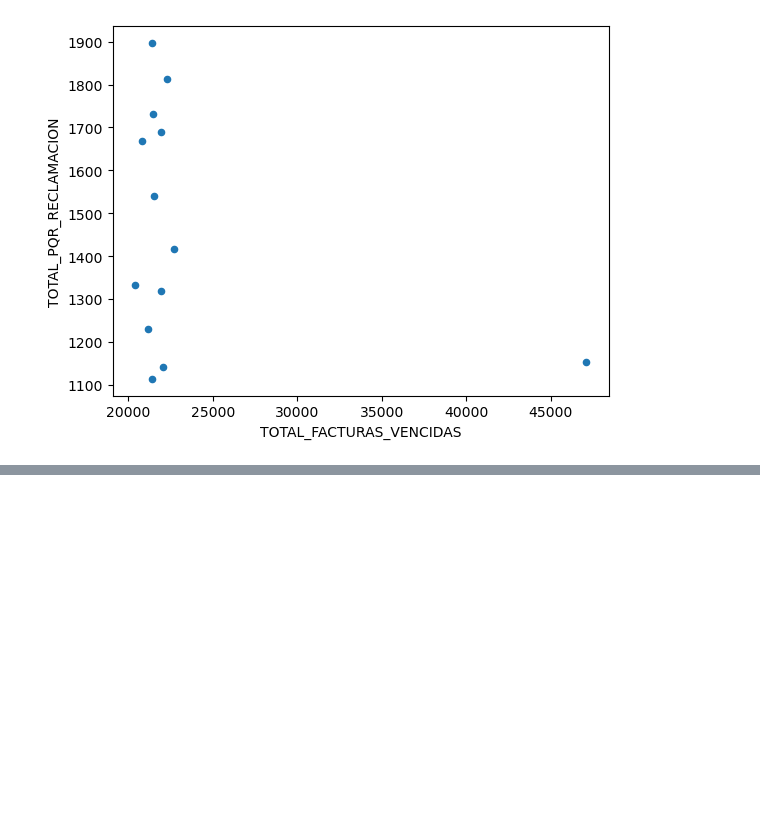
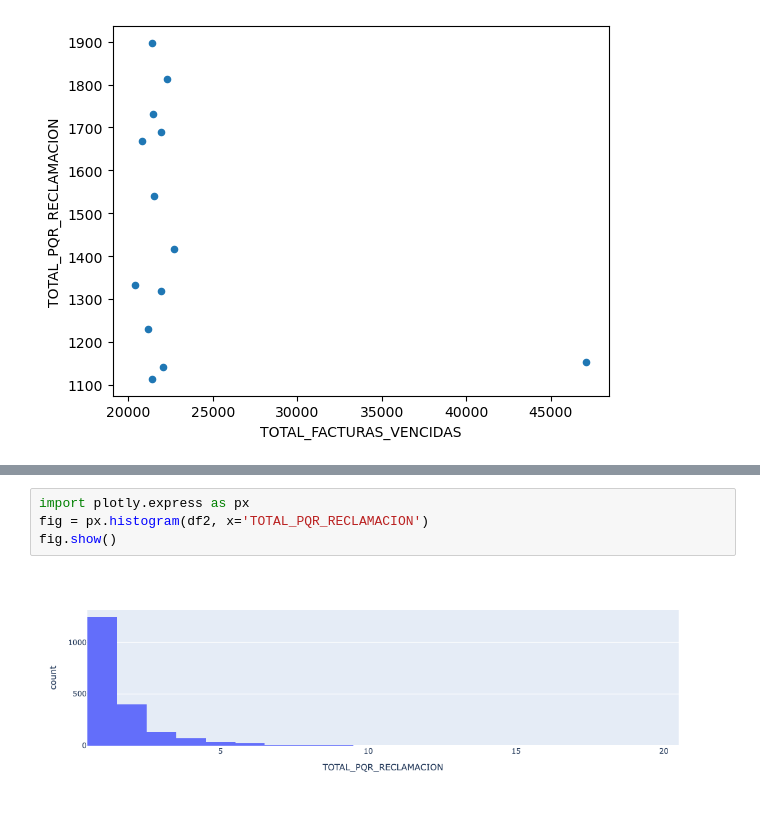
Before and after one commit to coyola95/ANALISIS-EXPLORATORIO-DE-DATOS-CFO, a Jupyter notebook: PREGUNTA_SMART_CO.ipynb, the cells around one changed output, grey strips where cells are left out. Saved outputs shown, nothing was run; the diff lists cells and outputs as text; blank space fills up the shorter version.

```diff
--- a/PREGUNTA_SMART_CO.ipynb
+++ b/PREGUNTA_SMART_CO.ipynb
@@ -218,0 +359,6 @@ Conclusión: Hay una relación negativa moderada. Cuando una variable aumenta, l
+# %%
+import plotly.express as px
+fig = px.histogram(df2, x='TOTAL_PQR_RECLAMACION')
+fig.show()
+# %% [output]
+[figure, added]
```
Also changed, not shown: parts of 43 cells of this notebook.
